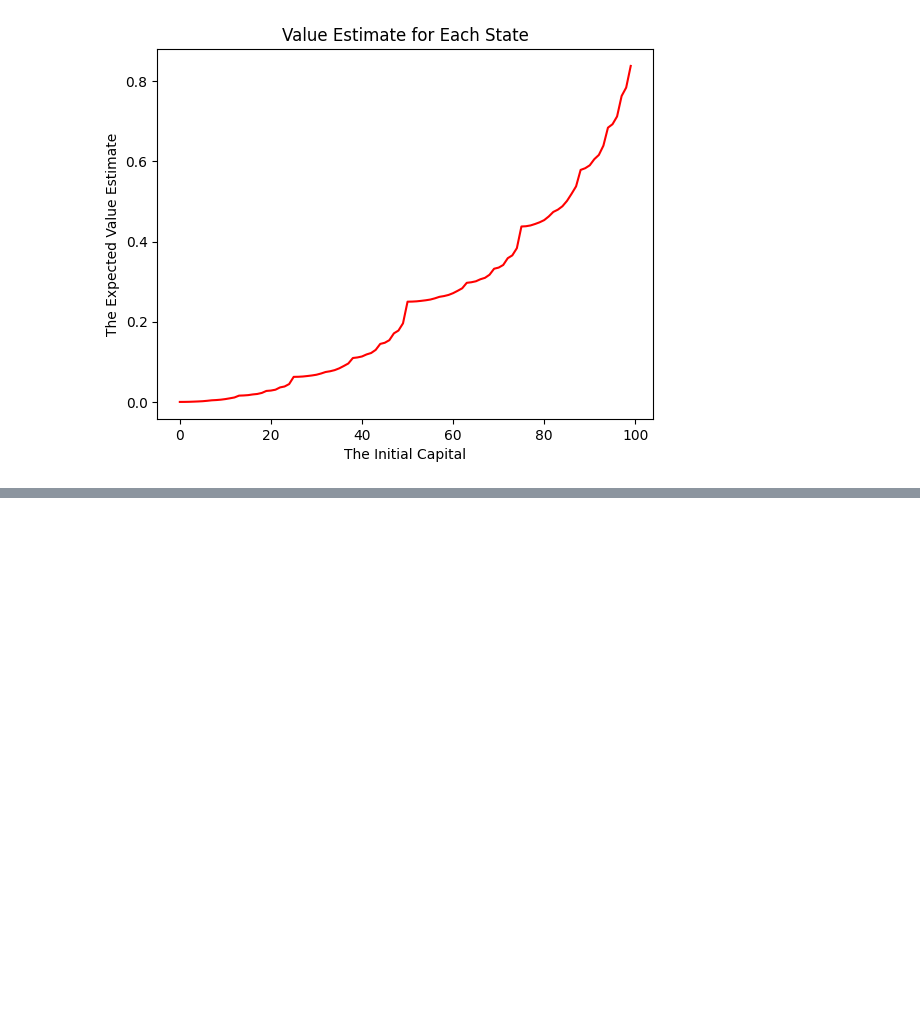
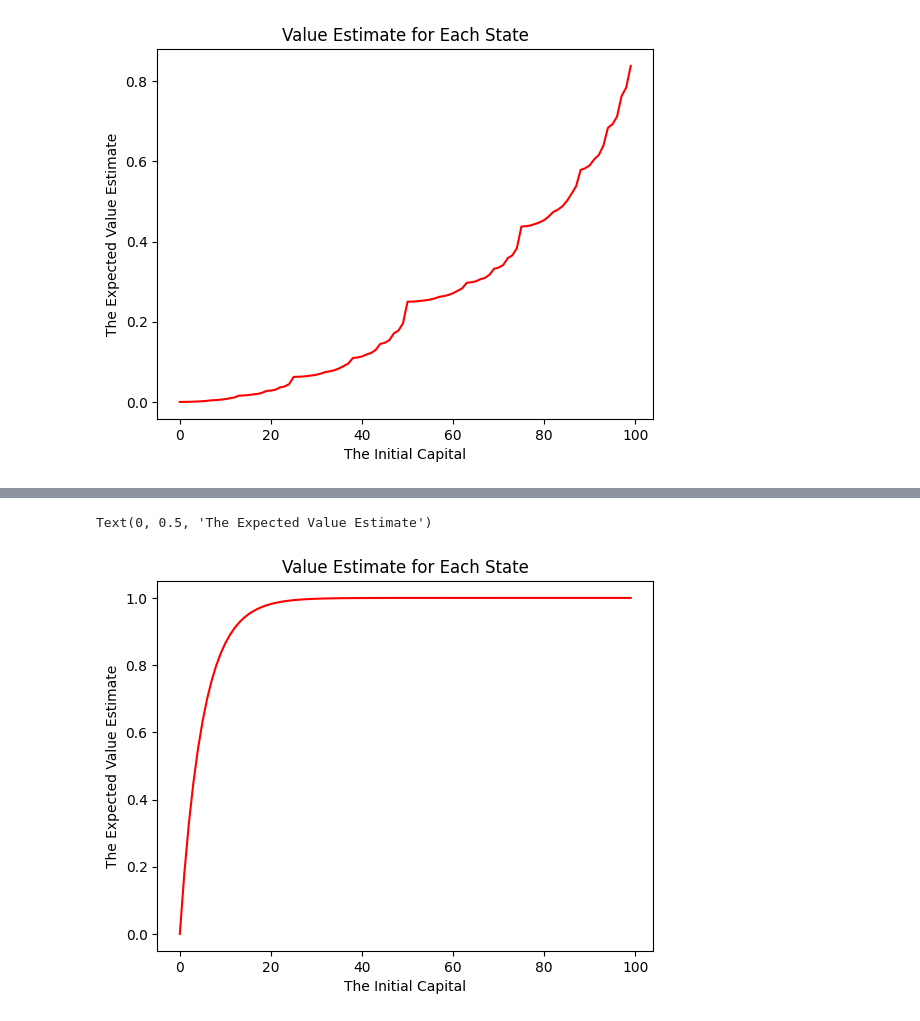
Before and after one commit to amanfoundongithub/Gambler-Problem, a Jupyter notebook: Gambler_Problem.ipynb, the cells around one changed output, grey strips where cells are left out. Cells and saved outputs as stored; diff of their text form; code cells hidden in the pictures; blank space fills up the shorter version.

```diff
--- a/Gambler_Problem.ipynb
+++ b/Gambler_Problem.ipynb
@@ -72,3 +72,5 @@ class Gambler:
 # %%
 # Run the code
 gambler = Gambler("Rohit")
+# Run the code
+gambler_2 = Gambler("Virat")
@@ -79,0 +77,3 @@ Training Ends...
+# %%
+gambler.train()
+gambler_2.train(p_h = 0.55)
@@ -134,0 +175,12 @@ Text(0, 0.5, 'The Best Gamble Estimate')
+# %%
+# Plot
+axis = list(range(100))
+y    = gambler_2.getValues()[:100]
+
+plt.plot(axis,y, color = 'red')
+plt.title('Value Estimate for Each State')
+plt.xlabel('The Initial Capital')
+plt.ylabel('The Expected Value Estimate')
+# %% [output]
+Text(0, 0.5, 'The Expected Value Estimate')
+[figure, added]
```
Also changed, not shown: parts of 12 cells of this notebook.
